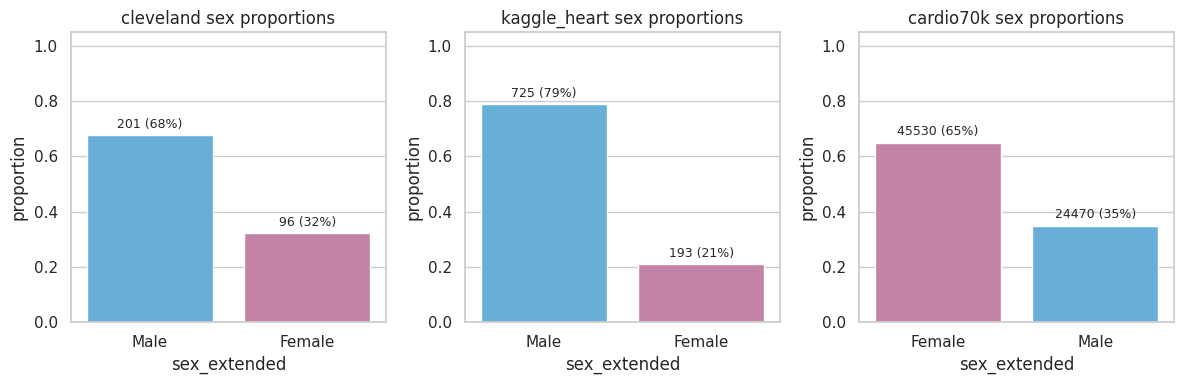
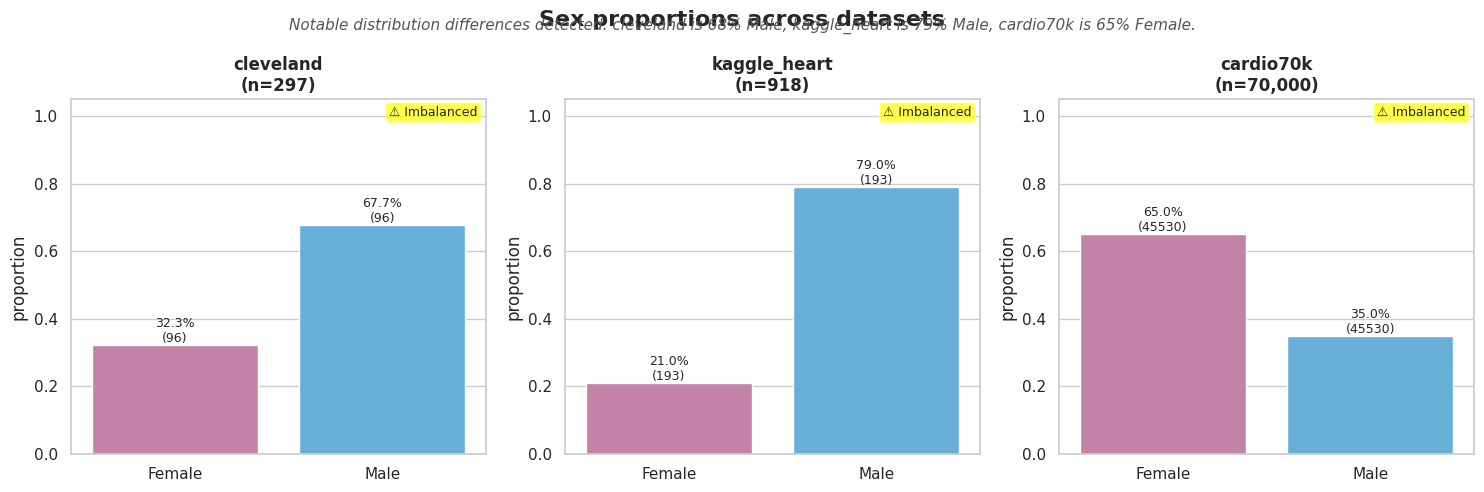
The change to this notebook cell's code, shown as a diff; its figure went from the first image to the second:
--- before
+++ after
@@ -1,20 +1,19 @@
-fig, axes = plt.subplots(1, 3, figsize=(12, 4))
-for idx, name in enumerate(DATASETS):
-    df = raw[name]
-    series = resolve_sex_series(df)
-    if series is None:
-        axes[idx].set_title(f"{name} (missing sex)")
-        continue
-    counts = series.value_counts(dropna=False)
-    prop = counts / counts.sum()
-    sns.barplot(
-        x=prop.index.astype(str),
-        y=prop.values,
-        ax=axes[idx],
-        palette=[PALETTE_SEX.get(str(x), "#7f7f7f") for x in prop.index],
-    )
-    axes[idx].set_title(f"{name} sex proportions")
-    axes[idx].set_ylabel("proportion")
-    axes[idx].set_ylim(0, 1.05)
-    add_bar_labels_with_counts(axes[idx], counts)
+sex_plot_datasets = {}
+for name in DATASETS:
+    series = resolve_sex_series(raw[name])
+    if series is not None:
+        sex_plot_datasets[name] = pd.DataFrame({"sex": series.astype(str)})
+
+plot_categorical_distribution_grid(
+    datasets=sex_plot_datasets,
+    column="sex",
+    title="Sex proportions across datasets",
+    palette=PALETTE_SEX,
+    show_percentages=True,
+    as_proportion=True,
+    show_counts_in_labels=True,
+    annotate_imbalance=True,
+    show=False,
+ )
+
 plt.tight_layout()

Commit: Refactor: Add initial reusable visualization toolkit for fairness-aware ML in notebooks